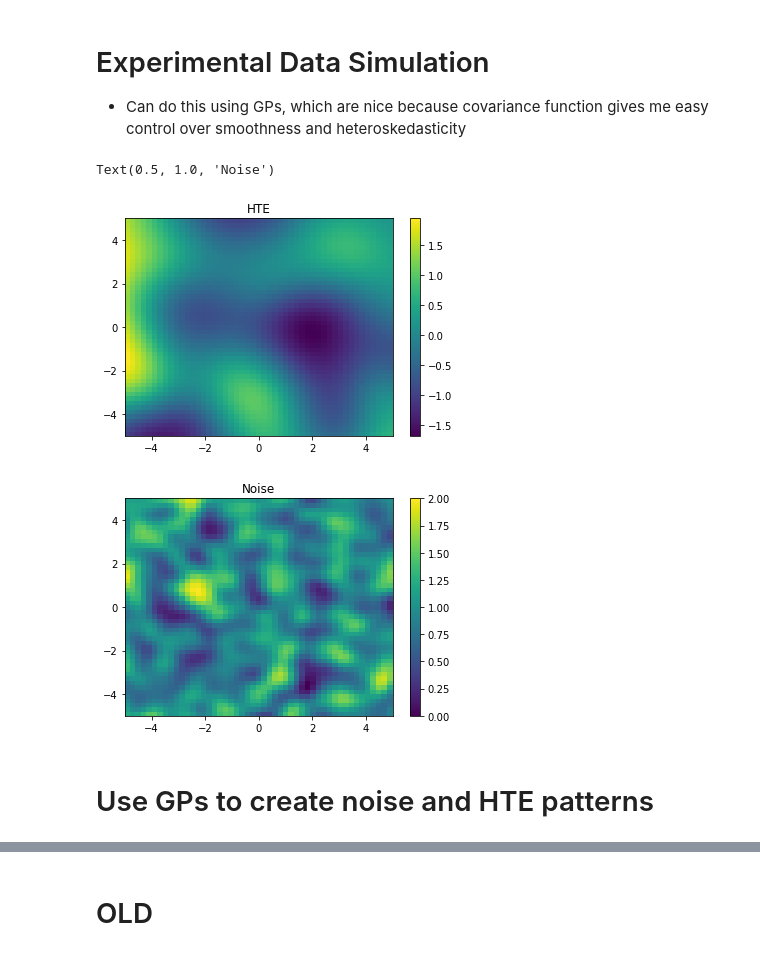
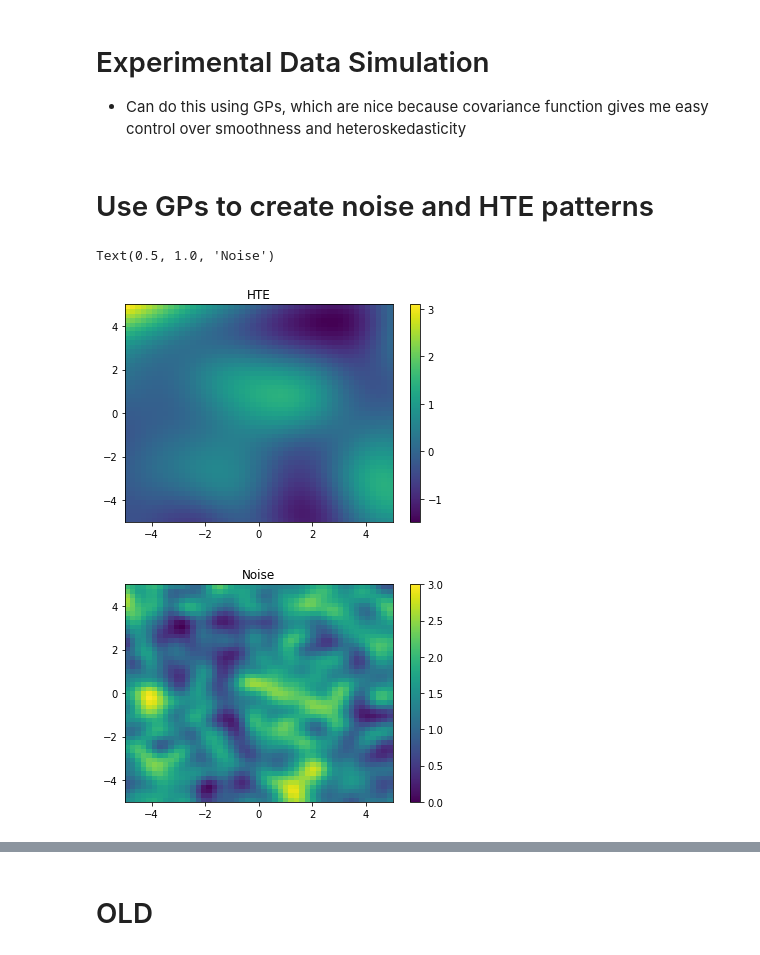
Before and after one commit to malsobay/pgg-analysis, a Jupyter notebook: experiment_simulation.ipynb, the cells around one changed output, grey strips where cells are left out. Cells and saved outputs as stored; diff of their text form; code cells hidden in the pictures.

```diff
--- a/experiment_simulation.ipynb
+++ b/experiment_simulation.ipynb
@@ -25,16 +25,6 @@ def plot_mesh(Xi, Xj, values):
     plt.figure()
     plt.pcolormesh(Xi, Xj, np.array(values).reshape(Xi.shape))
     plt.colorbar()
-# %%
-plot_mesh(Xi, Xj, df["exp8_effect"])
-plt.title("HTE")
-
-plot_mesh(Xi, Xj, df["exp8_noise"])
-plt.title("Noise")
-# %% [output]
-Text(0.5, 1.0, 'Noise')
-[figure, removed]
-[figure, removed]
 # %% [markdown]
 # Use GPs to create noise and HTE patterns
 # %%
@@ -73,3 +63,13 @@ knn_models = {}
 
 for colname in df.filter(like="exp").columns:
     knn_models[colname] = KNeighborsRegressor(n_neighbors=1).fit(X=df[['design_param1', 'design_param2']], y=df[colname])
+# %%
+plot_mesh(Xi, Xj, df["exp4_effect"])
+plt.title("HTE")
+
+plot_mesh(Xi, Xj, df["exp4_noise"])
+plt.title("Noise")
+# %% [output]
+Text(0.5, 1.0, 'Noise')
+[figure, added]
+[figure, added]
```
Also changed, not shown: parts of 30 cells of this notebook.
